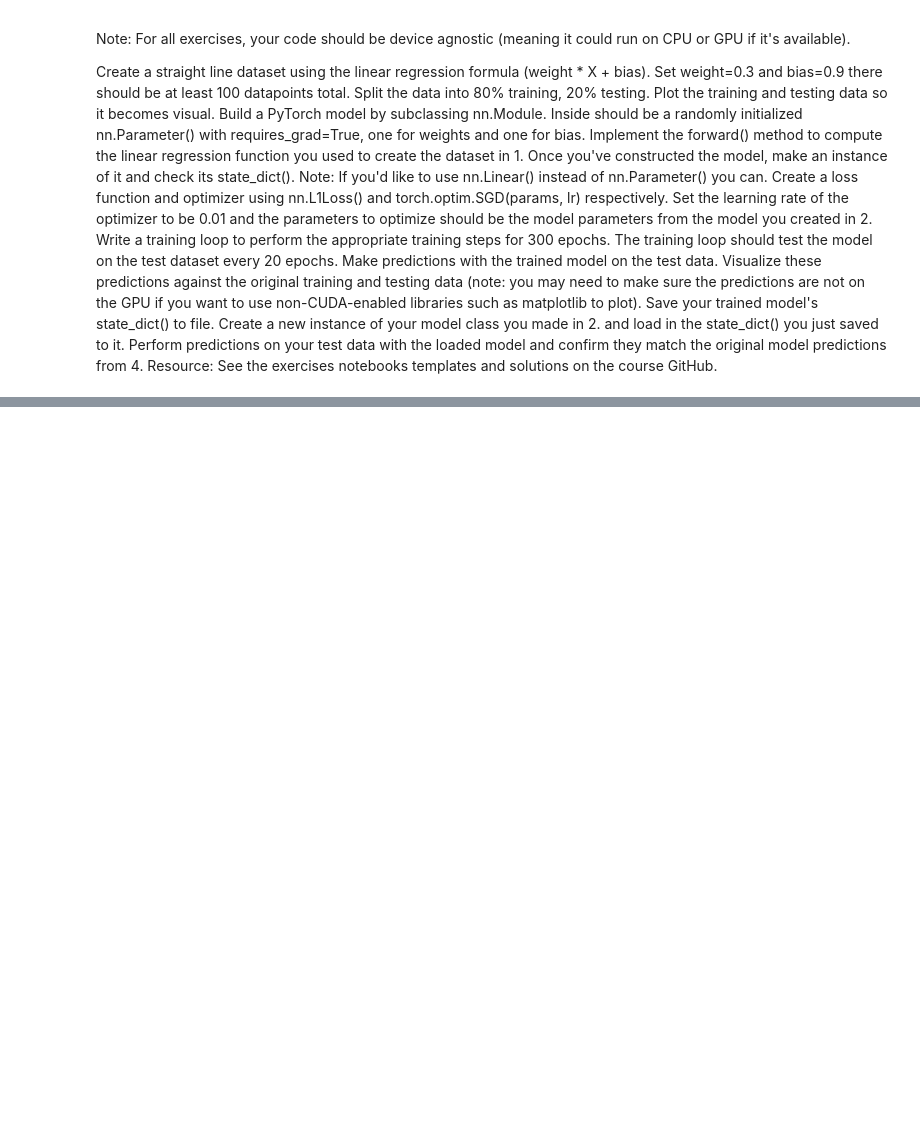
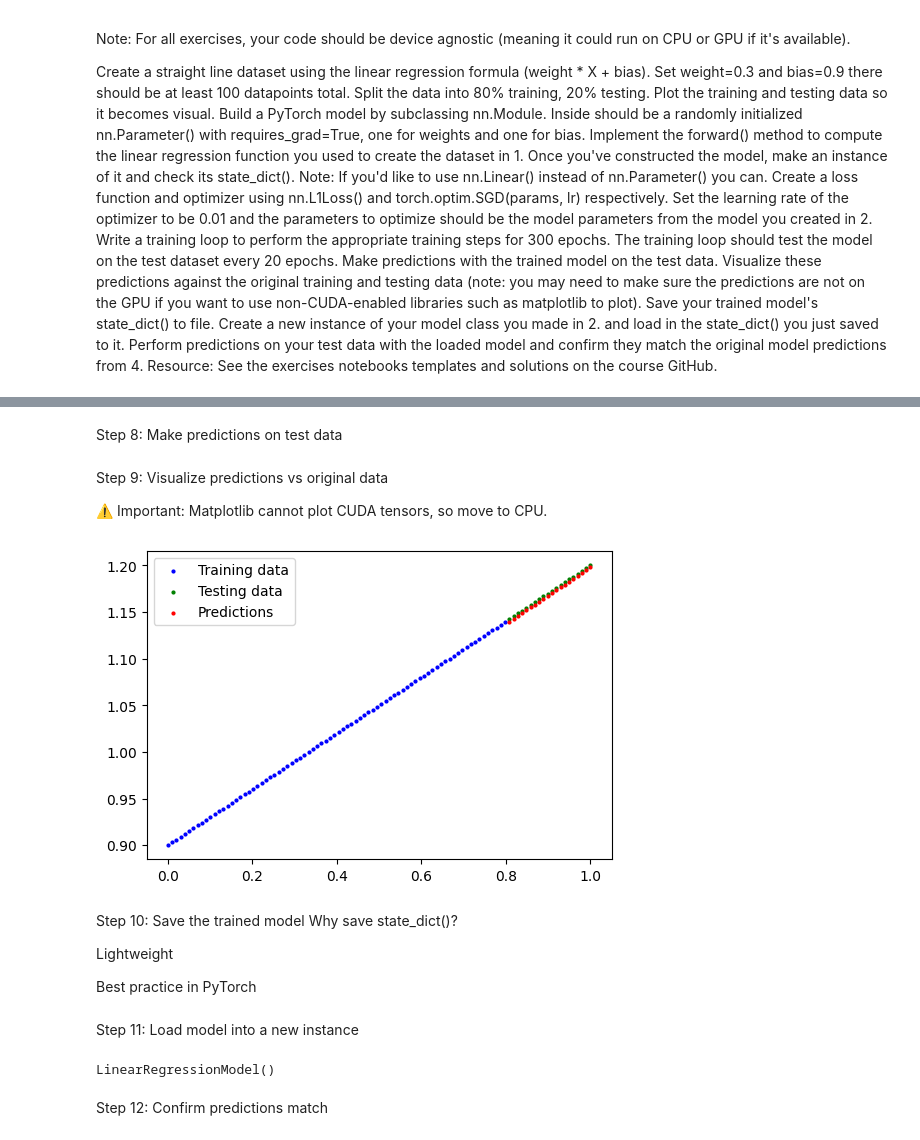
Before and after one commit to krishna8399/learn_pytorch, a Jupyter notebook: 01_PyTorch_Workflow_Fundamentals.ipynb, the cells around one changed output, grey strips where cells are left out. Saved outputs shown, nothing was run; the diff lists cells and outputs as text; code cells hidden in the pictures; blank space fills up the shorter version.

```diff
--- a/01_PyTorch_Workflow_Fundamentals.ipynb
+++ b/01_PyTorch_Workflow_Fundamentals.ipynb
@@ -1062,0 +1145,15 @@ Resource: See the exercises notebooks templates and solutions on the course GitH
+# %%
+class LinearRegressionModel(nn.Module): # <- almost everything in PyTorch is a nn.Module (think of this as neural network lego blocks)
+    def __init__(self): # <- this is where we define the parameters in our model (e.g. weights and bias)
+        super().__init__() # <- this is required to inherit the functionality from nn.Module (this is a bit of Python magic, you can read more about it here: https://docs.python.org/3/library/functions.html#super)
+        self.weights = nn.Parameter(torch.randn(1, # <- start with random weights (this will get adjusted as the model learns)
+                                                dtype=torch.float), # <- PyTorch loves float32 by default
+                                   requires_grad=True) # <- can we update this value with gradient descent?)
+
+        self.bias = nn.Parameter(torch.randn(1, # <- start with random bias (this will get adjusted as the model learns)
+                                            dtype=torch.float), # <- PyTorch loves float32 by default
+                                requires_grad=True) # <- can we update this value with gradient descent?))
+
+    # Forward defines the computation in the model
+    def forward(self, x: torch.Tensor) -> torch.Tensor: # <- "x" is the input data (e.g. training/testing features)
+        return self.weights * x + self.bias # <- this is the linear regression formula (y = m*x + b)
@@ -1062,0 +1164,3 @@ Resource: See the exercises notebooks templates and solutions on the course GitH
+# %%
+model = LinearRegressionModel().to(device) # create an instance of the model and put it on the target device (GPU or CPU)
+model, model.state_dict() # check the model's parameters (state_dict() is a function that returns a dictionary of the model's parameters)
@@ -1062,0 +1183,6 @@ Resource: See the exercises notebooks templates and solutions on the course GitH
+# %%
+loss_fn = nn.L1Loss() # MAE loss is same as L1Loss
+
+optimizer = torch.optim.SGD(
+    params=model.parameters(), # optimize the model's parameters
+    lr=0.01) # learning rate (how much the optimizer should change parameters at each step, higher=more (less stable), lower=less (might take a long time))
@@ -1062,0 +1268,27 @@ Resource: See the exercises notebooks templates and solutions on the course GitH
+# %% [markdown]
+Step 8: Make predictions on test data
+# %%
+model.eval()
+with torch.inference_mode():
+    predictions = model(x_test)
+# %% [markdown]
+Step 9: Visualize predictions vs original data
+
+⚠️ Important:
+Matplotlib cannot plot CUDA tensors, so move to CPU.
+# %%
+plt.figure(figsize=(6, 4))
+plt.scatter(x_train.cpu(), y_train.cpu(), c="b", s=4, label="Training data")
+plt.scatter(x_test.cpu(), y_test.cpu(), c="g", s=4, label="Testing data")
+plt.scatter(x_test.cpu(), predictions.cpu(), c="r", s=4, label="Predictions")
+plt.legend()
+plt.show()
+# %% [output]
+[figure, added]
+# %% [markdown]
+Step 10: Save the trained model
+Why save state_dict()?
+
+Lightweight
+
+Best practice in PyTorch
@@ -1062,0 +1297,10 @@ Resource: See the exercises notebooks templates and solutions on the course GitH
+# %% [markdown]
+Step 11: Load model into a new instance
+# %%
+loaded_model_0 = LinearRegressionModel().to(device)
+loaded_model_0.load_state_dict(torch.load(f="model.pth"))
+loaded_model_0.eval()
+# %% [output]
+LinearRegressionModel()
+# %% [markdown]
+Step 12: Confirm predictions match
```
Also changed, not shown: parts of 17 cells of this notebook, 1 other file.
